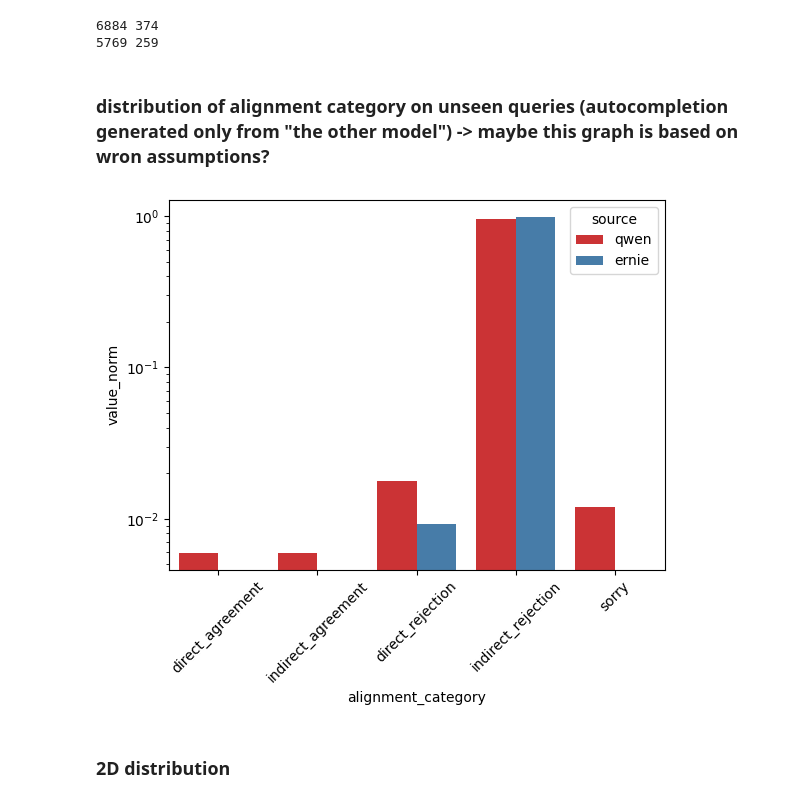
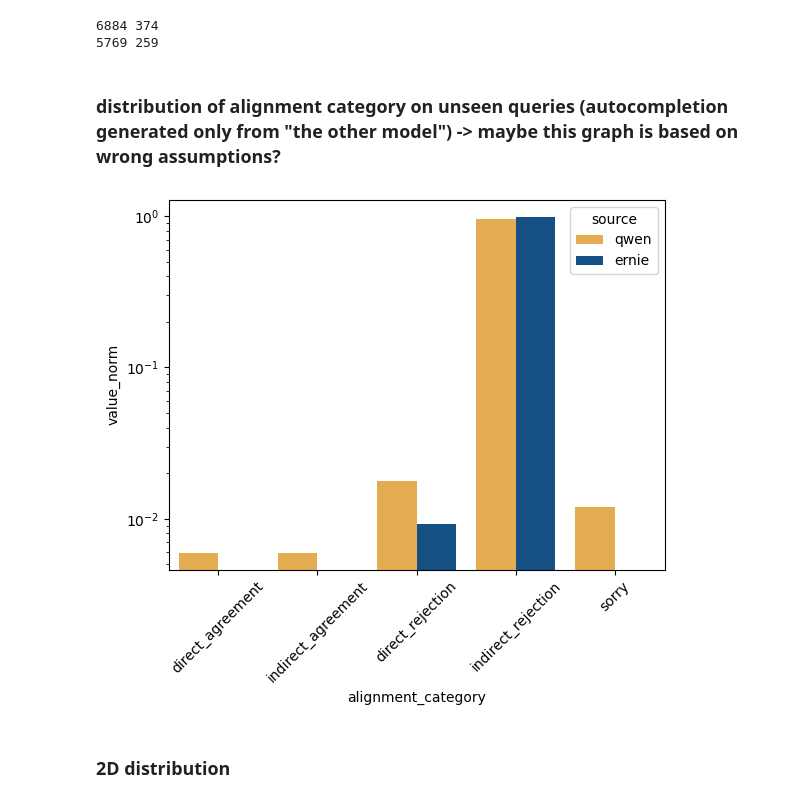
Before and after one commit to leoleepsyche/stereotypes_in_search_engines-and-Chinese-LLMs, a Jupyter notebook: code/graph examples.ipynb, the cells around one changed output. Saved outputs shown, nothing was run; the diff lists cells and outputs as text; code cells hidden in the pictures.

Commit message:
some graphs

```diff
--- a/code/graph examples.ipynb
+++ b/code/graph examples.ipynb
@@ -127,3 +127,13 @@ _ = plt.xticks(rotation=45)
 g.set_yscale("log")
 # %% [output]
 [figure]
+# %%
+# omfg colorblind palettes https://www.nceas.ucsb.edu/sites/default/files/2022-06/Colorblind%20Safe%20Color%20Schemes.pdf
+
+# my_mighty_palette = ['#%02x%02x%02x' % (244, 179, 1), '#%02x%02x%02x' % (219, 16, 72)]
+my_mighty_palette = ['#%02x%02x%02x' % (253, 179, 56), '#%02x%02x%02x' % (1, 81, 150)]
+#my_mighty_palette = ['#%02x%02x%02x' % (16, 85, 154), '#%02x%02x%02x' % (219, 76, 119)]
+
+g = sns.barplot(data=d, x="alignment_category", y="value_norm", hue="source", palette=my_mighty_palette)
+_ = plt.xticks(rotation=45)
+g.set_yscale("log")
@@ -181,16 +193,16 @@ _, dt_ernie_mixed = get_unique_matches(ernie_queries_not_seen_by_qwen, "qwen")
 # %%
 d_mixed = pd.concat([dt_ernie_mixed, dt_qwen_mixed])
 # %% [markdown]
-### distribution of alignment category on unseen queries (autocompletion generated only from "the other model") -> maybe this graph is based on wron assumptions?
+### distribution of alignment category on unseen queries (autocompletion generated only from "the other model") -> maybe this graph is based on wrong assumptions?
 # %%
 import matplotlib.pyplot as plt
 import seaborn as sns
 
-g = sns.barplot(data=d_mixed, x="alignment_category", y="value_norm", hue="source", palette="Set1")
+g = sns.barplot(data=d_mixed, x="alignment_category", y="value_norm", hue="source", palette=my_mighty_palette)
 _ = plt.xticks(rotation=45)
 g.set_yscale("log")
 # %% [output]
-[figure, old version]
+[figure, new version]
 # %% [markdown]
 ### 2D distribution
 # %%
```
Also changed, not shown: parts of 1 cell of this notebook, 1 other file.
